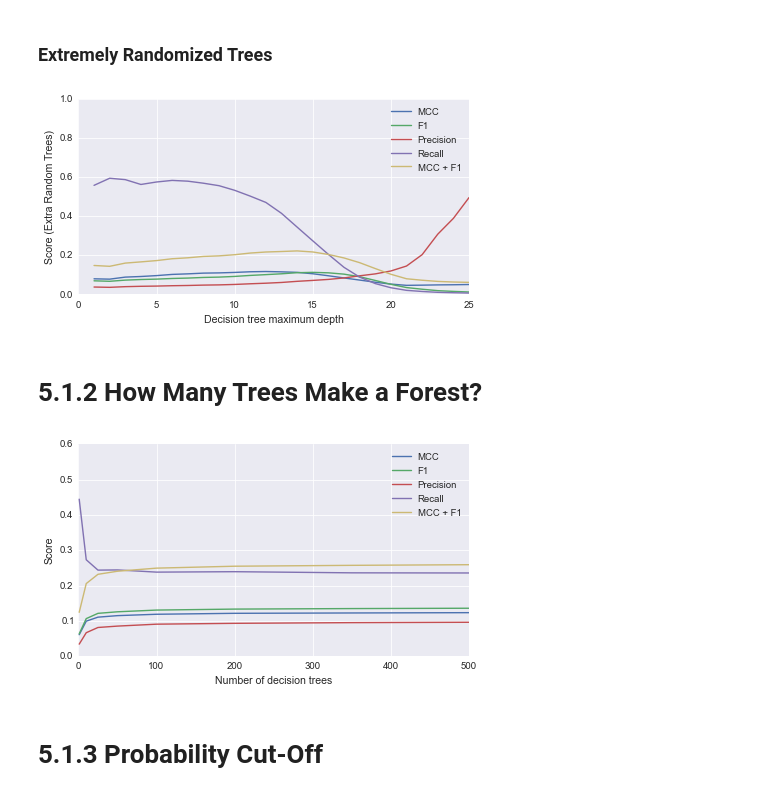
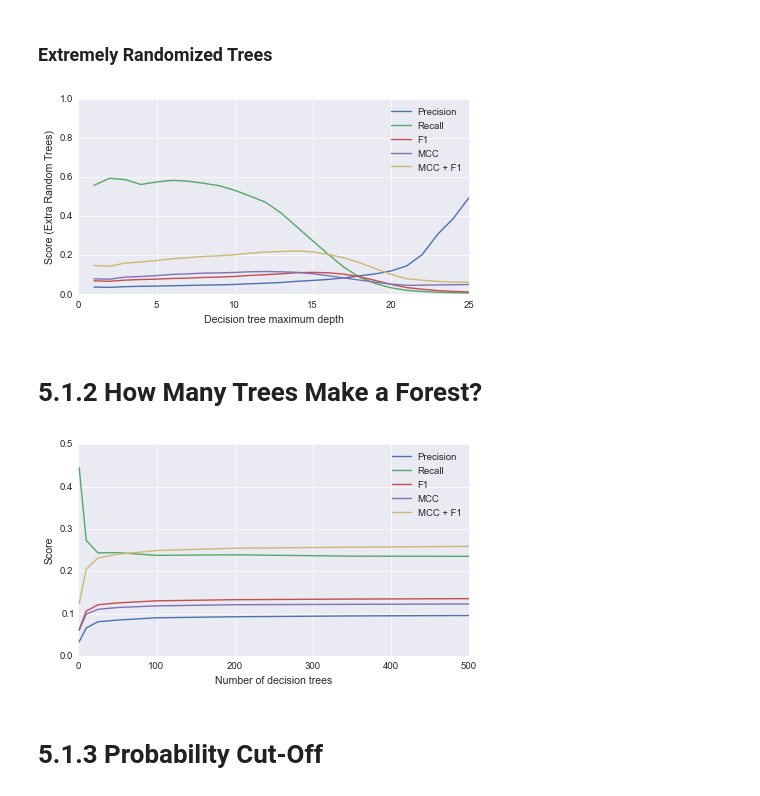
Before and after one commit to Thrinduil/exjobb, a Jupyter notebook: Proteus - Chapter 5.ipynb, the cells around one changed output. Cells and saved outputs as stored; diff of their text form; code cells hidden in the pictures.

```diff
--- a/Proteus - Chapter 5.ipynb
+++ b/Proteus - Chapter 5.ipynb
@@ -78,10 +78,10 @@ for depth in depths:
         et_depth_scores[depth]['recall'].append(recall_score(y_true[test], y_pred))
 # %%
 plt.figure(figsize=(7, 3.5))
-plt.plot(depths, [np.array(et_depth_scores[depth]['mcc']).mean() for depth in depths], label="MCC")
-plt.plot(depths, [np.array(et_depth_scores[depth]['f1']).mean() for depth in depths], label="F1")
 plt.plot(depths, [np.array(et_depth_scores[depth]['precision']).mean() for depth in depths], label="Precision")
 plt.plot(depths, [np.array(et_depth_scores[depth]['recall']).mean() for depth in depths], label="Recall")
+plt.plot(depths, [np.array(et_depth_scores[depth]['f1']).mean() for depth in depths], label="F1")
+plt.plot(depths, [np.array(et_depth_scores[depth]['mcc']).mean() for depth in depths], label="MCC")
 plt.plot(depths, [np.array(et_depth_scores[depth]['mcc']).mean() + np.array(et_depth_scores[depth]['f1']).mean() for depth in depths], label="MCC + F1")
 plt.legend(loc='best')
 plt.ylim((0,1))
@@ -90,7 +90,7 @@ plt.ylabel("Score (Extra Random Trees)")
 plt.savefig('optimal_depth_et.pdf', bbox_inches='tight')
 plt.show()
 # %% [output]
-[figure, old version]
+[figure, new version]
 # %% [markdown]
 # 5.1.2 How Many Trees Make a Forest?
 # %%
@@ -109,19 +109,19 @@ for estimators in num_estimators:
         rf_estimators_scores[estimators]['recall'].append(recall_score(y_true[test], y_pred))
 # %%
 plt.figure(figsize=(7, 3.8))
-plt.plot(num_estimators, [np.array(rf_estimators_scores[estimators]['mcc']).mean() for estimators in num_estimators], label="MCC")
-plt.plot(num_estimators, [np.array(rf_estimators_scores[estimators]['f1']).mean() for estimators in num_estimators], label="F1")
 plt.plot(num_estimators, [np.array(rf_estimators_scores[estimators]['precision']).mean() for estimators in num_estimators], label="Precision")
 plt.plot(num_estimators, [np.array(rf_estimators_scores[estimators]['recall']).mean() for estimators in num_estimators], label="Recall")
+plt.plot(num_estimators, [np.array(rf_estimators_scores[estimators]['f1']).mean() for estimators in num_estimators], label="F1")
+plt.plot(num_estimators, [np.array(rf_estimators_scores[estimators]['mcc']).mean() for estimators in num_estimators], label="MCC")
 plt.plot(num_estimators, [np.array(rf_estimators_scores[estimators]['mcc']).mean() + np.array(rf_estimators_scores[estimators]['f1']).mean() for estimators in num_estimators], label="MCC + F1")
 plt.legend(loc='upper right')
-plt.ylim((0,0.6))
+plt.ylim((0,0.5))
 plt.xlabel("Number of decision trees")
 plt.ylabel("Score")
 plt.savefig('trees_in_forest.pdf', bbox_inches='tight')
 plt.show()
 # %% [output]
-[figure, old version]
+[figure, new version]
 # %% [markdown]
 # 5.1.3 Probability Cut-Off
 # %%
```
Also changed, not shown: parts of 6 cells of this notebook, 5 other files.
